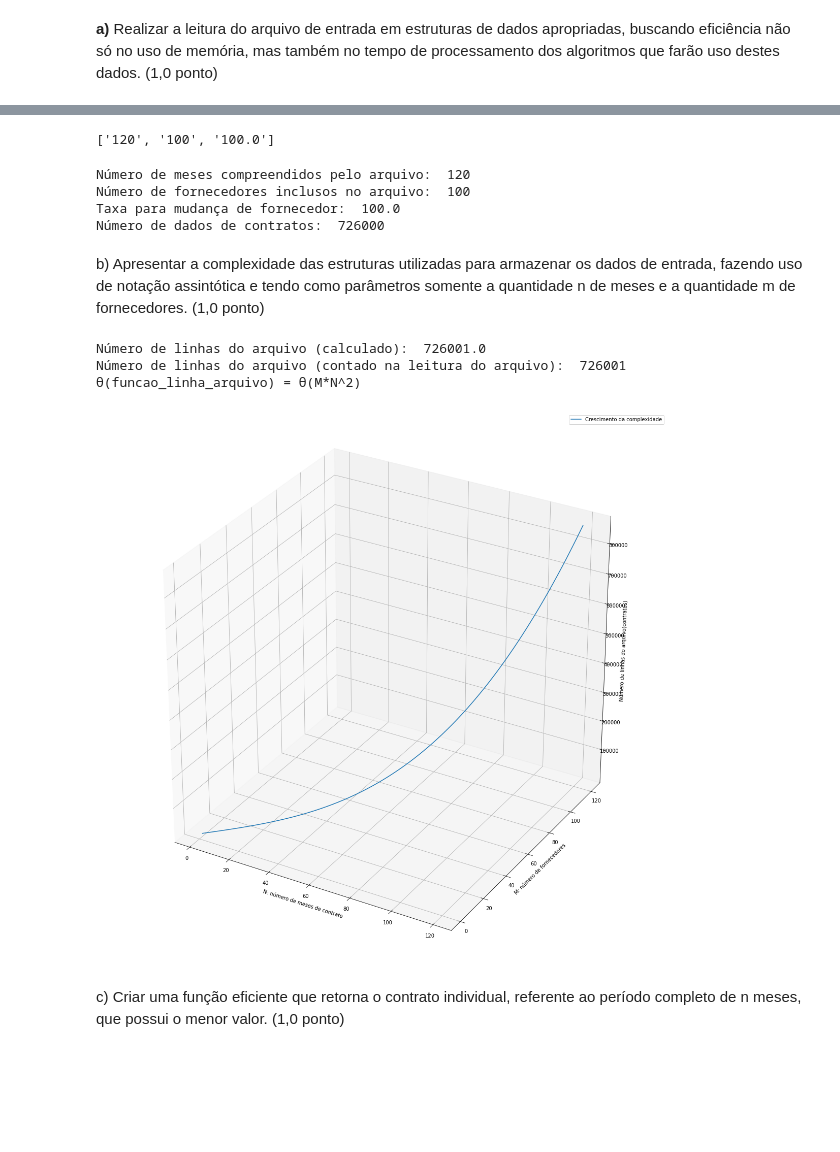
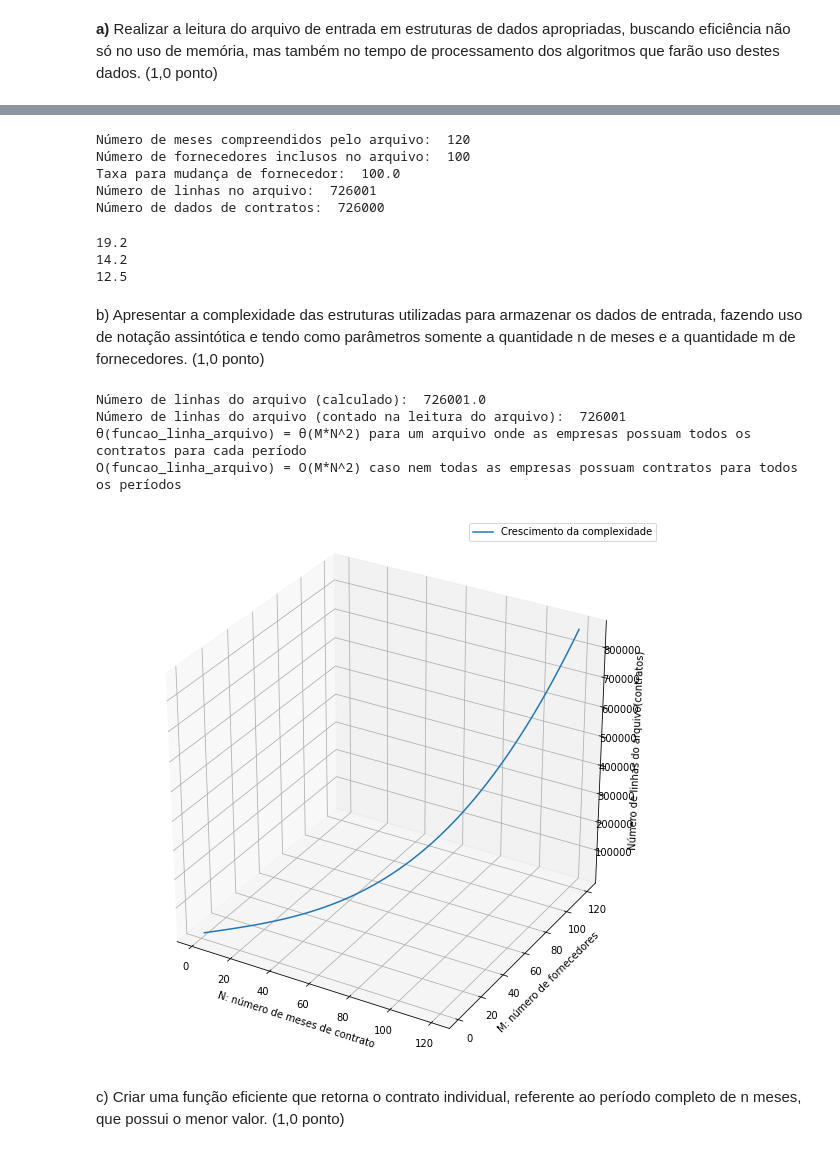
Before and after one commit to eduardodut/projetos-algoritmos, a Jupyter notebook: Projeto 1/CANA_01.ipynb, the cells around one changed output, grey strips where cells are left out. Drawn from its saved outputs; the diff is of its cells as text; code cells hidden in the pictures; blank space fills up the shorter version.

```diff
--- a/Projeto 1/CANA_01.ipynb
+++ b/Projeto 1/CANA_01.ipynb
@@ -17,43 +17,54 @@ no uso de memória, mas também no tempo de processamento dos algoritmos que far
 #leitura do arquivo e inicialização das variáveis
 import numpy as np
 fname = '/content/entrada.txt'
-dados = []
+dados_contratos=[]
 primeira_linha = []
+N = 0
+M = 0
+T = 0
+
 cnt = 0 #armazena o número de vezes que uma linha do arquivo será lida
 with open(fname, 'r') as file:
     for line in file:
       cnt = cnt + 1
       #separa a primeira linha do arquivo em uma estrutura separada
       if cnt == 1:
-        primeira_linha.append(line.split())
-        print(line.split())
+        N = int(line.split()[0]) #NÚMERO DE MESES
+        print("Número de meses compreendidos pelo arquivo: ", N)
+        M = int(line.split()[1]) #NÚMERO DE FORNECEDORES
+        print("Número de fornecedores inclusos no arquivo: ", M)
+        T = float(line.split()[2]) #TAXA PARA MUDANCA DE FORNECEDOR
+        print("Taxa para mudança de fornecedor: ",T)
+        dados_contratos = np.zeros([M+1,N+1,N+1])
+        dados_contratos[::] = np.NaN
+        # dados_contratos[0][0][0] = 0.0
       #armazena todo o restante das linhas do arquivo em uma estrutura própria
       else:
-        dados.append(line.split())
+        fornecedor = int(line.split()[0])
+        mes_inicial = int(line.split()[1])
+        mes_final = int(line.split()[2])
+        valor_contrato = float(line.split()[3])
+        dados_contratos[fornecedor][mes_inicial][mes_final-mes_inicial+1] = valor_contrato
 
-    file.close() #apenas por boa prática
-
-#formatação dos dados lidos no arquivo em estruturas de arrays. São utilizados arrays da biblioteca Numpy.
-primeira_linha = np.asarray(primeira_linha[0], dtype = float)
-dados = np.asarray(dados, dtype = float)
+    print("Número de linhas no arquivo: ", cnt)
+    print("Número de dados de contratos: ", cnt-1)
+    file.close()
 # %% [output]
-['120', '100', '100.0']
+Número de meses compreendidos pelo arquivo:  120
+Número de fornecedores inclusos no arquivo:  100
+Taxa para mudança de fornecedor:  100.0
+Número de linhas no arquivo:  726001
+Número de dados de contratos:  726000
-# %%
-#Organização das variáveis e impressão de seus valores
-
-N = primeira_linha[0].astype("int") #NÚMERO DE MESES
-print("Número de meses compreendidos pelo arquivo: ", N)
-M = primeira_linha[1].astype("int") #NÚMERO DE FORNECEDORES
-print("Número de fornecedores inclusos no arquivo: ", M)
-T = primeira_linha[2] #TAXA PARA MUDANCA DE FORNECEDOR
-print("Taxa para mudança de fornecedor: ",T)
-n_linhas = dados.shape[0] #número de linhas que correspondem aos dados de contratos
-print("Número de dados de contratos: ", n_linhas)
-# %% [output]
-Número de meses compreendidos pelo arquivo:  120
-Número de fornecedores inclusos no arquivo:  100
-Taxa para mudança de fornecedor:  100.0
-Número de dados de contratos:  726000
+# %%
+#os dados estão guardados em estrutura de matriz de 3 dimensões, que podemos acessar passando o número da empresa, o mês inicial e o período do contrato
+#                     empresa  mês  duração
+print(dados_contratos[   1   ][ 1 ][   1   ])
+print(dados_contratos[   1   ][ 2 ][   1   ])
+print(dados_contratos[   1   ][ 3 ][   1   ])
+# %% [output]
+19.2
+14.2
+12.5
 # %% [markdown]
 b) Apresentar a complexidade das estruturas utilizadas para armazenar os dados de entrada, fazendo uso
 de notação assintótica e tendo como parâmetros somente a quantidade n de meses e a quantidade m de
@@ -74,39 +85,41 @@ def funcao_linhas_arquivo(N, M):
 
 print("Número de linhas do arquivo (calculado): ", funcao_linhas_arquivo(N, M))
 print("Número de linhas do arquivo (contado na leitura do arquivo): ", cnt)
-print("\u03B8(funcao_linha_arquivo) = \u03B8(M*N^2)")
+print("\u03B8(funcao_linha_arquivo) = \u03B8(M*N^2) para um arquivo onde as empresas possuam todos os contratos para cada período")
+print("O(funcao_linha_arquivo) = O(M*N^2) caso nem todas as empresas possuam contratos para todos os períodos")
 # %% [output]
 Número de linhas do arquivo (calculado):  726001.0
 Número de linhas do arquivo (contado na leitura do arquivo):  726001
-θ(funcao_linha_arquivo) = θ(M*N^2)
+θ(funcao_linha_arquivo) = θ(M*N^2) para um arquivo onde as empresas possuam todos os contratos para cada período
+O(funcao_linha_arquivo) = O(M*N^2) caso nem todas as empresas possuam contratos para todos os períodos
 # %%
 #plotagem do gráfico do crescmento da complexidade em função de M e N
 
 import matplotlib as mpl
 from mpl_toolkits.mplot3d import Axes3D
 import numpy as np
 import matplotlib.pyplot as plt
 
 fig = plt.figure()
 ax = fig.gca(projection='3d')
 x = np.arange(1,121,1)
 y = np.arange(1,121,1)
 z = funcao_linhas_arquivo(x,y)
 
 ax.set_xlabel('N: número de meses de contrato')
 ax.set_zlim(0,N)
 ax.set_ylabel('M: número de fornecedores')
 ax.set_ylim(0,M)
 ax.set_zlabel('Número de linhas do arquivo(contratos)')
 ax.set_zlim(0,90000)
 
 ax.set_autoscale_on(2)
 ax.plot(x, y, z, label='Crescimento da complexidade')
 ax.legend()
-fig.set_size_inches(20,20)
+fig.set_size_inches(10,10)
 plt.show()
 # %% [output]
-[figure, old version]
+[figure, new version]
 # %% [markdown]
 c) Criar uma função eficiente que retorna o contrato individual, referente ao período completo de n meses,
 que possui o menor valor. (1,0 ponto)
```
Also changed, not shown: parts of 9 cells of this notebook.
